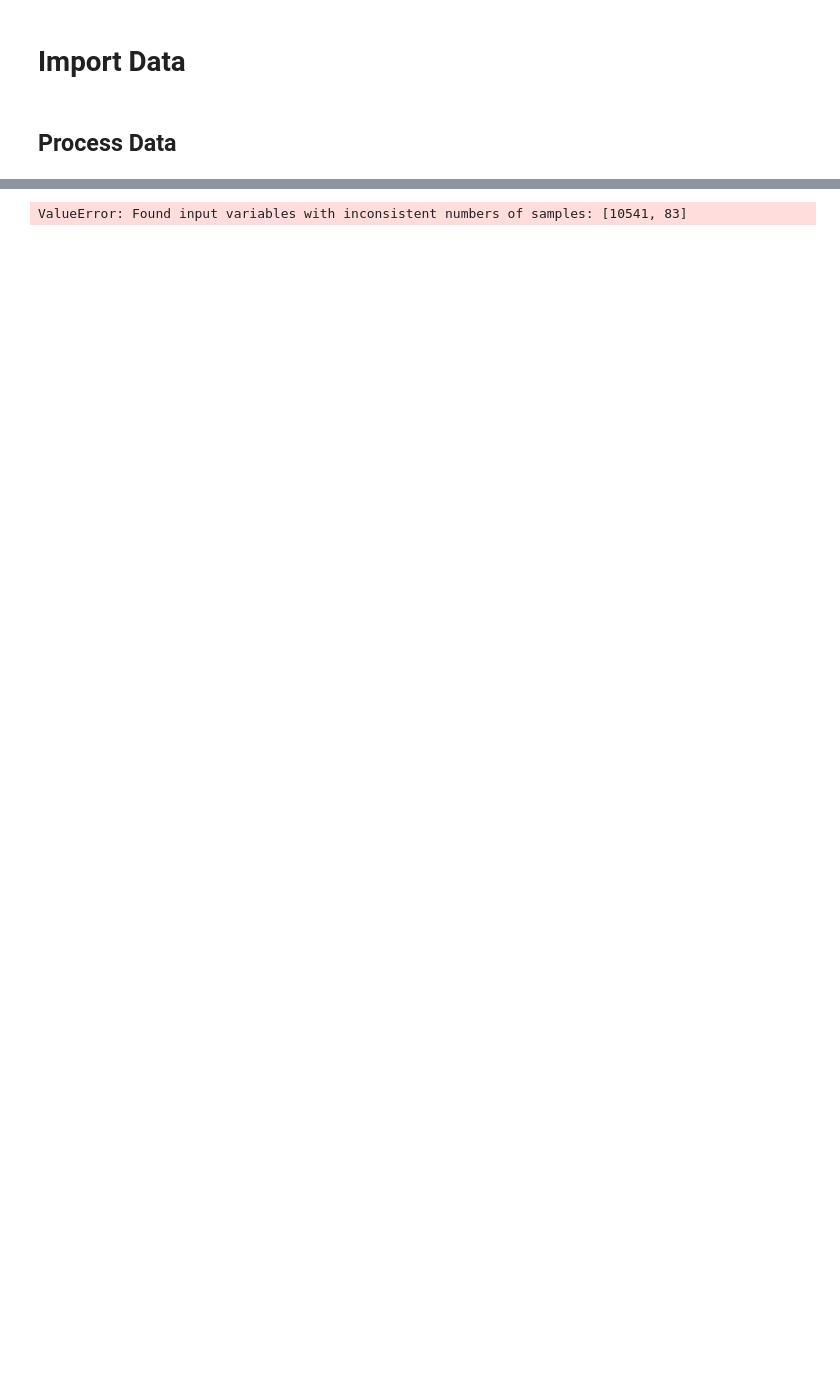
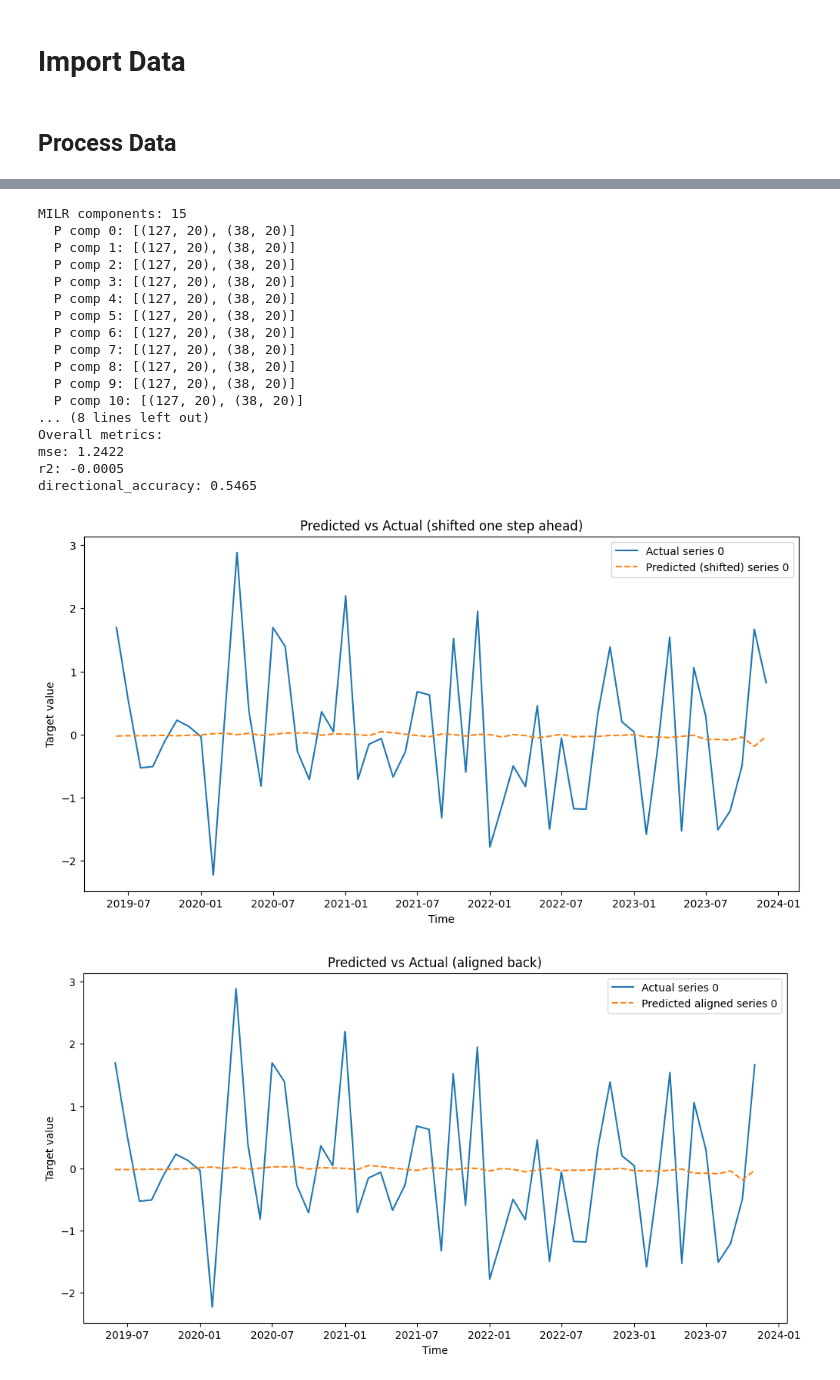
Before and after one commit to timothycdc/HOPLS-fin-data, a Jupyter notebook: predictions_4_prayer.ipynb, the cells around one changed output, grey strips where cells are left out. Saved outputs shown, nothing was run; the diff lists cells and outputs as text; code cells hidden in the pictures; blank space fills up the shorter version.

```diff
--- a/predictions_4_prayer.ipynb
+++ b/predictions_4_prayer.ipynb
@@ -49,20 +49,23 @@ for col in feature_cols:
 X = np.stack(X_list, axis=2)
 
 # Shift so that X[t] predicts Y[t+1]
-X_all = np.nan_to_num(X[:-1, :, :])
-Y_all = np.nan_to_num(Y[1:, :])
+# Ensure data is float32
+X_all = np.nan_to_num(X[:-1, :, :]).astype(np.float32)
+Y_all = np.nan_to_num(Y[1:, :]).astype(np.float32)
 
 # Time index for the test (use first day of month)
 time_index_all = pd.to_datetime(Y_df.index[1:], format='%Y-%m')
 
 # Ensure tensorly backend
 tl.set_backend("pytorch")
-torch.set_default_tensor_type(torch.DoubleTensor)
-torch.set_default_dtype(torch.float64)
+torch.set_default_tensor_type(torch.FloatTensor)
+torch.set_default_dtype(torch.float32)
 # %%
+from model.prediction_engine import PredictionTestEngine
+
 # Instantiate engine
 window_size = 70
-train_start = int(0.70 * X_all.shape[0])
+train_start = int(0.80 * X_all.shape[0])
 engine = PredictionTestEngine(
     X_all,
     Y_all,
@@ -73,7 +76,7 @@ engine = PredictionTestEngine(
 
 y_pred, y_true, times, metrics = engine.run_window(
     method="hopls_milr"
-    , R=40, Ln=(6, 6), epsilon=1e-6, verbose=True, n_jobs=7, lambda_X = 1e-4, lambda_Y = 1e-7, alpha=1.2
+    , R=15, Ln=(20, 20), epsilon=1e-8, verbose=True, n_jobs=1, lambda_X = 1, lambda_Y = 1, alpha=0.03
 )
 
 print("Overall metrics:")
@@ -89 +92,19 @@ run_window: number of test windows=83
-ValueError: Found input variables with inconsistent numbers of samples: [10541, 83]
+MILR components: 15
+  P comp 0: [(127, 20), (38, 20)]
+  P comp 1: [(127, 20), (38, 20)]
+  P comp 2: [(127, 20), (38, 20)]
+  P comp 3: [(127, 20), (38, 20)]
+  P comp 4: [(127, 20), (38, 20)]
+  P comp 5: [(127, 20), (38, 20)]
+  P comp 6: [(127, 20), (38, 20)]
+  P comp 7: [(127, 20), (38, 20)]
+  P comp 8: [(127, 20), (38, 20)]
+  P comp 9: [(127, 20), (38, 20)]
+  P comp 10: [(127, 20), (38, 20)]
+... (8 lines left out)
+Overall metrics:
+mse: 1.2422
+r2: -0.0005
+directional_accuracy: 0.5465
+[figure, added]
+[figure, added]
```
Also changed, not shown: parts of 10 cells of this notebook, 12 other files.
